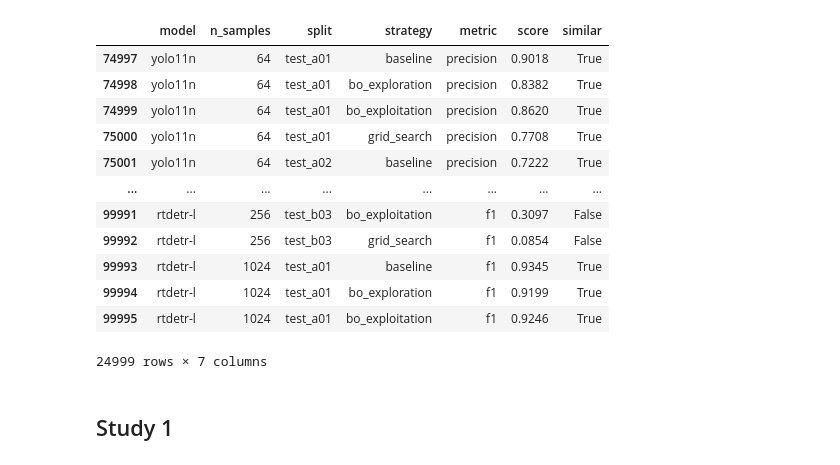
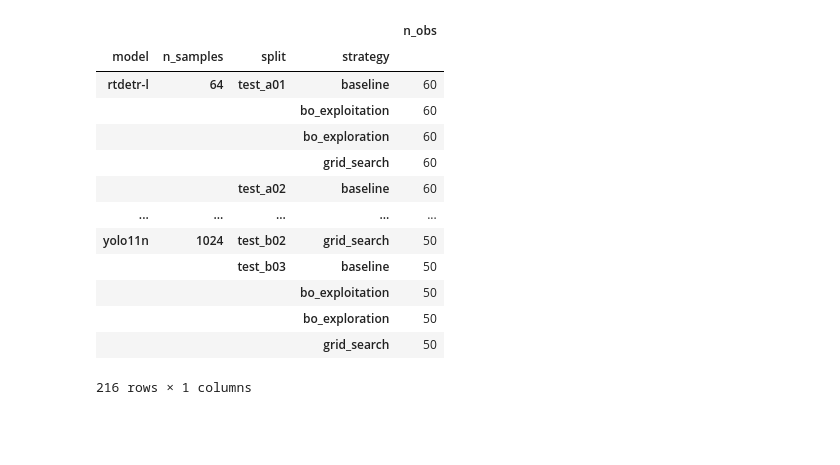
Before and after one commit to Niche-Lab/ant-detective, a Jupyter notebook: _4_eval-study1.ipynb, the cells around one changed output. Drawn from its saved outputs; the diff is of its cells as text; code cells hidden in the pictures; blank space fills up the shorter version.

```diff
--- a/_4_eval-study1.ipynb
+++ b/_4_eval-study1.ipynb
@@ -92,22 +50,18 @@ data_sum.to_csv(Path("out") / "study1_pivot.csv", index=False)
-# %%
-data_fig = data.melt(id_vars=["model", "n_samples", "split", "strategy"],
-                     var_name="metric", value_name="score")
-data_fig = data_fig.query("metric in ['precision', 'recall', 'f1']")
-data_fig["similar"] = data_fig["split"].apply(lambda x: "a" in x)
-data_fig
-# %% [output]
-|  | model | n_samples | split | strategy | metric | score | similar |
-| 74997 | yolo11n | 64 | test_a01 | baseline | precision | 0.9018 | True |
-| 74998 | yolo11n | 64 | test_a01 | bo_exploration | precision | 0.8382 | True |
-| 74999 | yolo11n | 64 | test_a01 | bo_exploitation | precision | 0.8620 | True |
-| 75000 | yolo11n | 64 | test_a01 | grid_search | precision | 0.7708 | True |
-| 75001 | yolo11n | 64 | test_a02 | baseline | precision | 0.7222 | True |
-| ... | ... | ... | ... | ... | ... | ... | ... |
-| 99991 | rtdetr-l | 256 | test_b03 | bo_exploitation | f1 | 0.3097 | False |
-| 99992 | rtdetr-l | 256 | test_b03 | grid_search | f1 | 0.0854 | False |
-| 99993 | rtdetr-l | 1024 | test_a01 | baseline | f1 | 0.9345 | True |
-| 99994 | rtdetr-l | 1024 | test_a01 | bo_exploration | f1 | 0.9199 | True |
-| 99995 | rtdetr-l | 1024 | test_a01 | bo_exploitation | f1 | 0.9246 | True |
-24999 rows × 7 columns
-# %% [markdown]
-## Study 1
+# %%
+data.query("iters <= 6").groupby(['model', 'n_samples', 'split', "strategy"]).agg(
+    n_obs=pd.NamedAgg(column='precision', aggfunc='count'))
+# %% [output]
+|  |  |  |  | n_obs |
+| model | n_samples | split | strategy |  |
+| rtdetr-l | 64 | test_a01 | baseline | 60 |
+|  |  |  | bo_exploitation | 60 |
+|  |  |  | bo_exploration | 60 |
+|  |  |  | grid_search | 60 |
+|  |  | test_a02 | baseline | 60 |
+| ... | ... | ... | ... | ... |
+| yolo11n | 1024 | test_b02 | grid_search | 50 |
+|  |  | test_b03 | baseline | 50 |
+|  |  |  | bo_exploitation | 50 |
+|  |  |  | bo_exploration | 50 |
+|  |  |  | grid_search | 50 |
+216 rows × 1 columns
```
Also changed, not shown: parts of 15 cells of this notebook, 12 other files.
